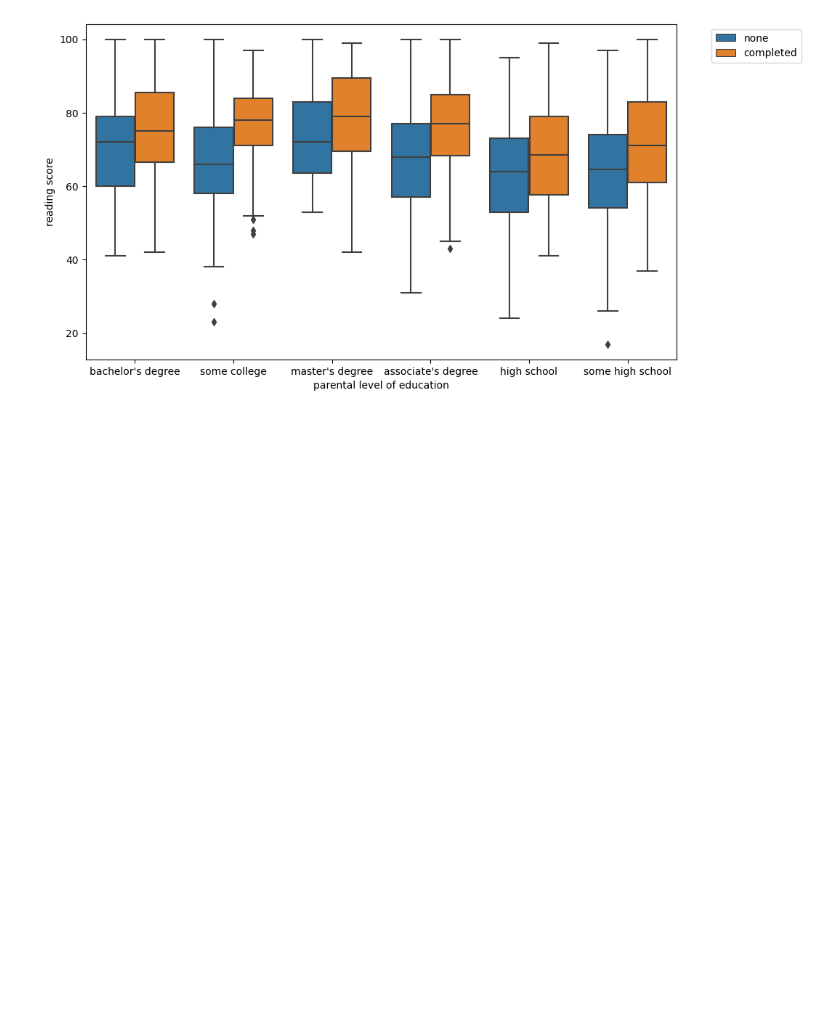
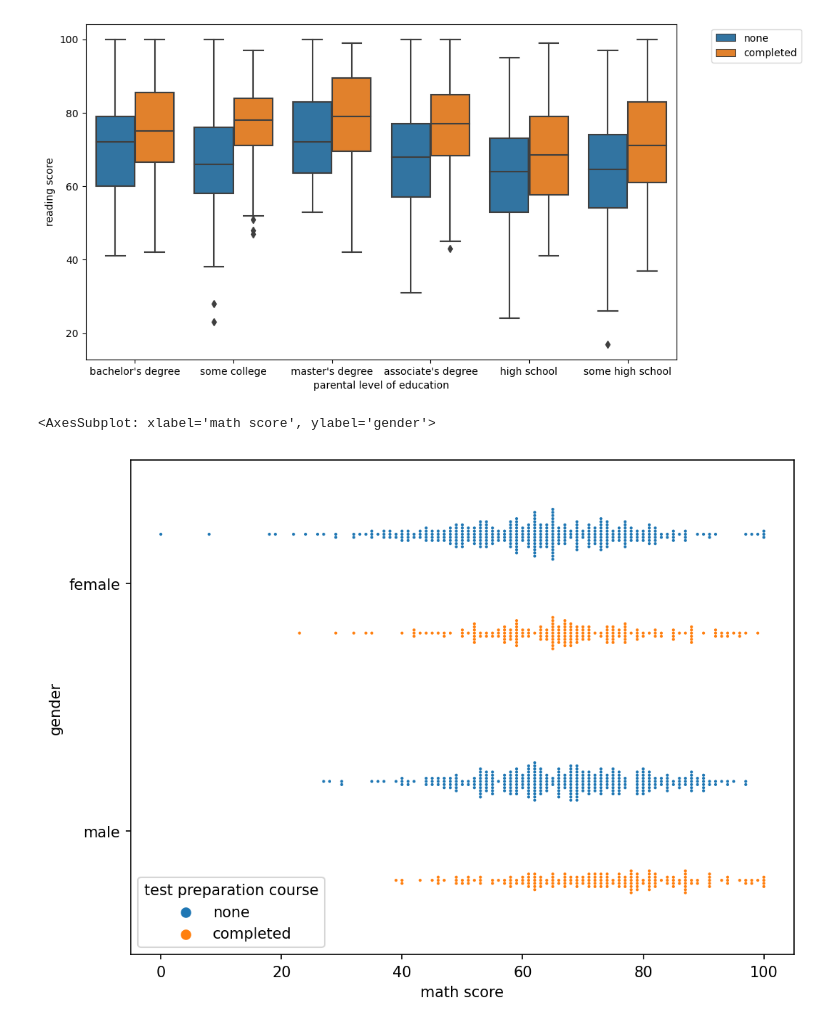
Before and after one commit to GabrielRugila/stats-ml, a Jupyter notebook: L_PY_ML/sb/categorical_distrib.ipynb, the cells around one changed output. Saved outputs shown, nothing was run; the diff lists cells and outputs as text; code cells hidden in the pictures; blank space fills up the shorter version.

```diff
--- a/L_PY_ML/sb/categorical_distrib.ipynb
+++ b/L_PY_ML/sb/categorical_distrib.ipynb
@@ -70,3 +70,9 @@ plt.legend(bbox_to_anchor=(1.05, 1))
 # %% [output]
 <matplotlib.legend.Legend at 0x...>
 [figure]
+# %%
+plt.figure(figsize=(8, 6), dpi=150)
+sns.swarmplot(df, x='math score', y='gender', size=2, hue='test preparation course', dodge=True)
+# %% [output]
+<AxesSubplot: xlabel='math score', ylabel='gender'>
+[figure, added]
```
